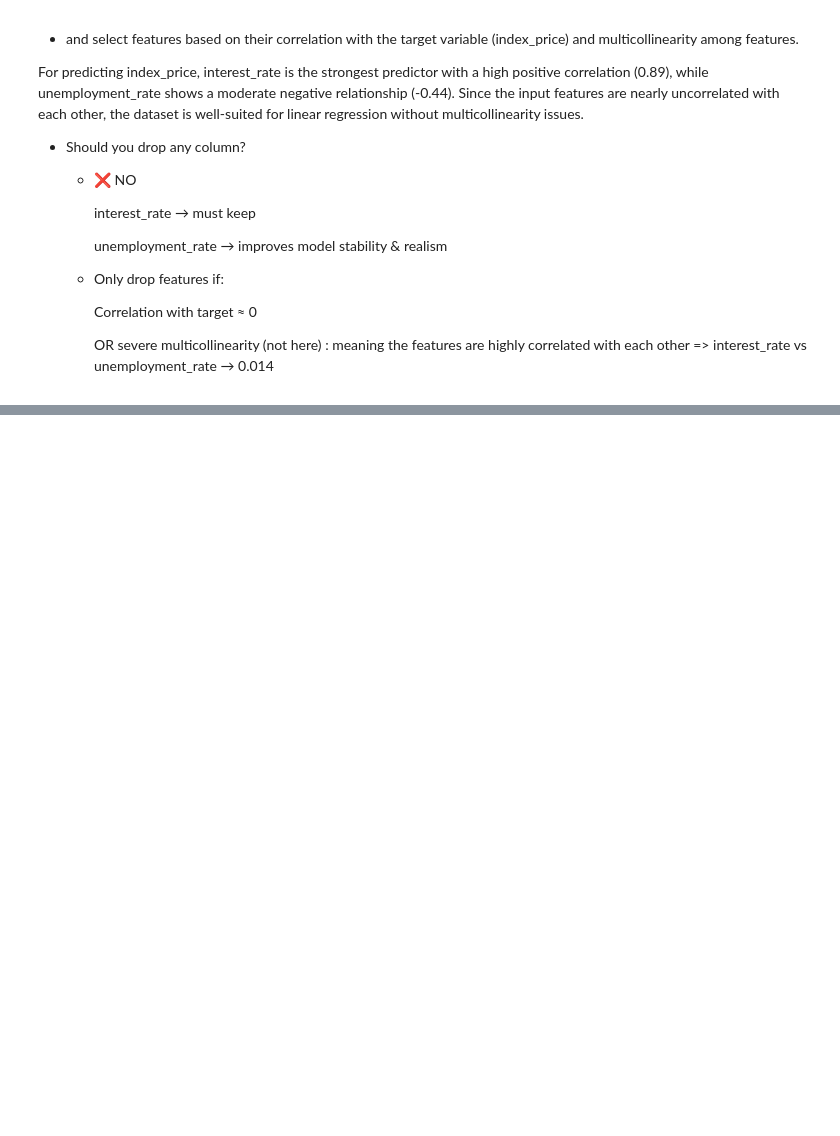
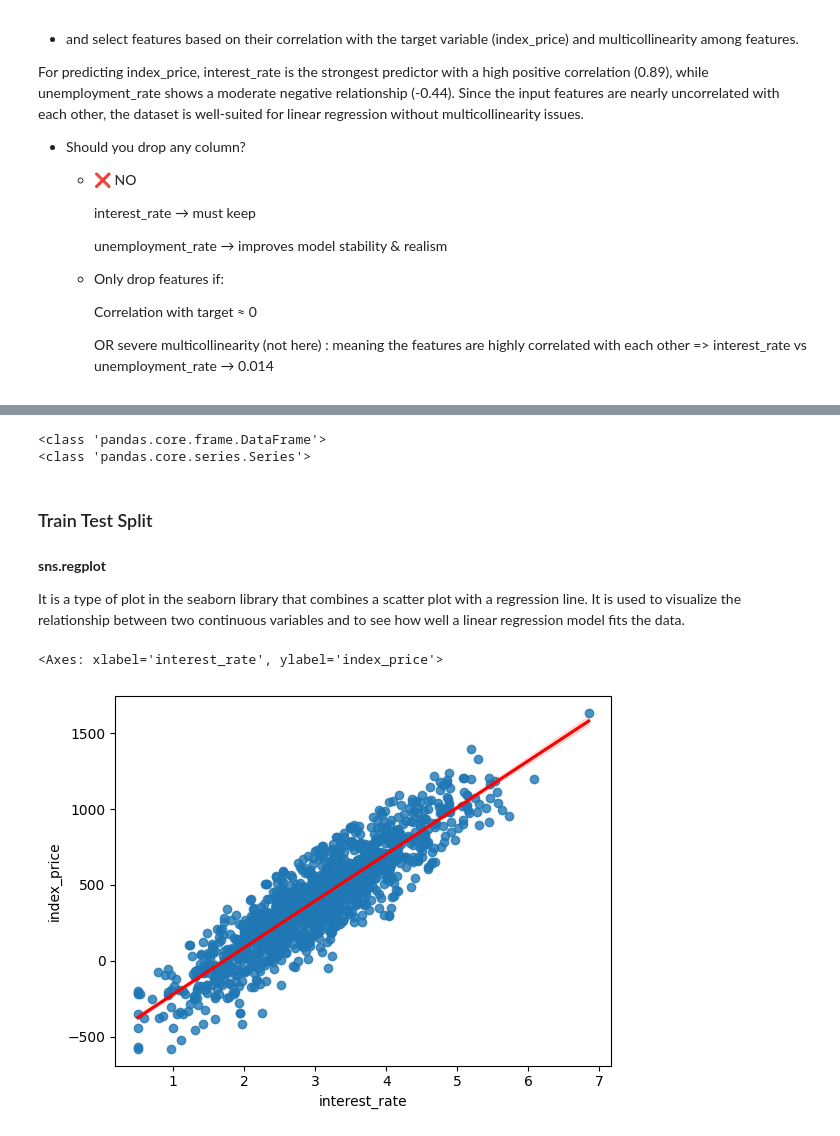
Before and after one commit to DevRitesh08/Machine-Learning-From-Scratch, a Jupyter notebook: experiments/Multiple-Linear-Regression.ipynb, the cells around one changed output, grey strips where cells are left out. Cells and saved outputs as stored; diff of their text form; code cells hidden in the pictures; blank space fills up the shorter version.

```diff
--- a/experiments/Multiple-Linear-Regression.ipynb
+++ b/experiments/Multiple-Linear-Regression.ipynb
@@ -90,0 +146,8 @@ with each other, the dataset is well-suited for linear regression without multic
+# %%
+print(type(x))  # already a Pandas DataFrame
+print(type(y))  # Pandas Series but no need to convert it to DataFrame since sklearn can handle both DataFrame and Series
+# %% [output]
+<class 'pandas.core.frame.DataFrame'>
+<class 'pandas.core.series.Series'>
+# %% [markdown]
+### Train Test Split
@@ -90,0 +157,9 @@ with each other, the dataset is well-suited for linear regression without multic
+# %% [markdown]
+**sns.regplot**
+
+It is a type of plot in the seaborn library that combines a scatter plot with a regression line. It is used to visualize the relationship between two continuous variables and to see how well a linear regression model fits the data.
+# %%
+sns.regplot(x='interest_rate' , y='index_price', line_kws={"color":"r"}, data=df)
+# %% [output]
+<Axes: xlabel='interest_rate', ylabel='index_price'>
+[figure, added]
```
Also changed, not shown: parts of 37 cells of this notebook.
